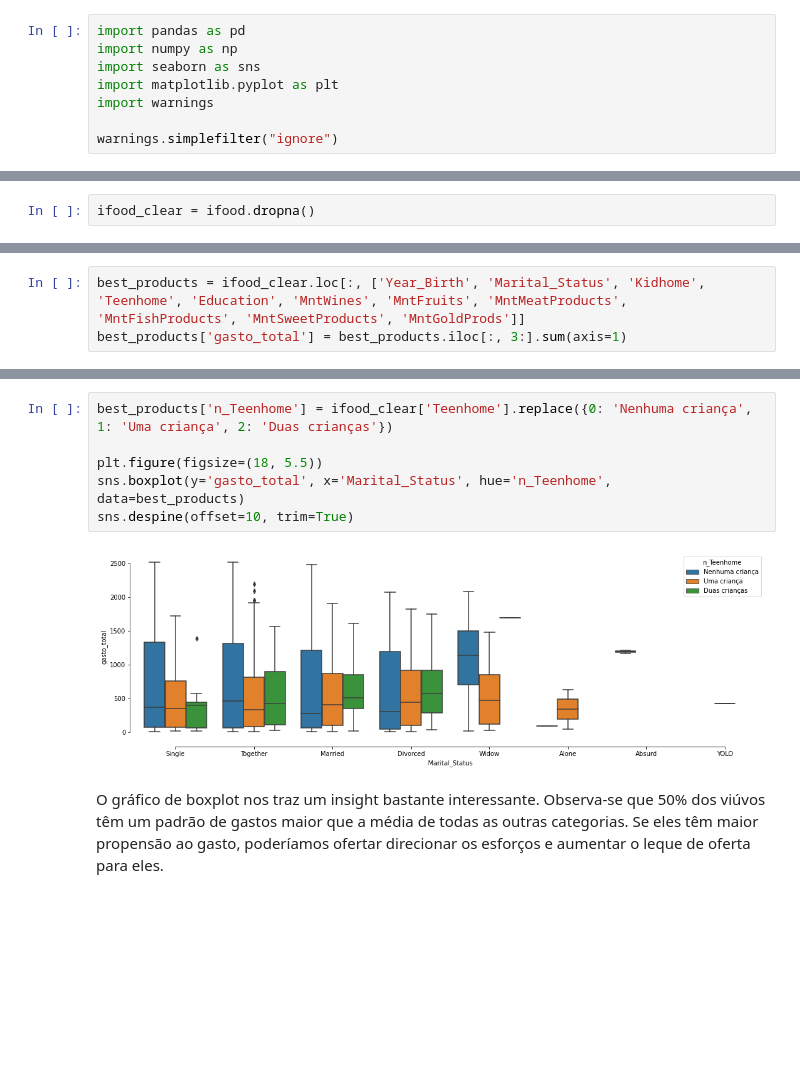
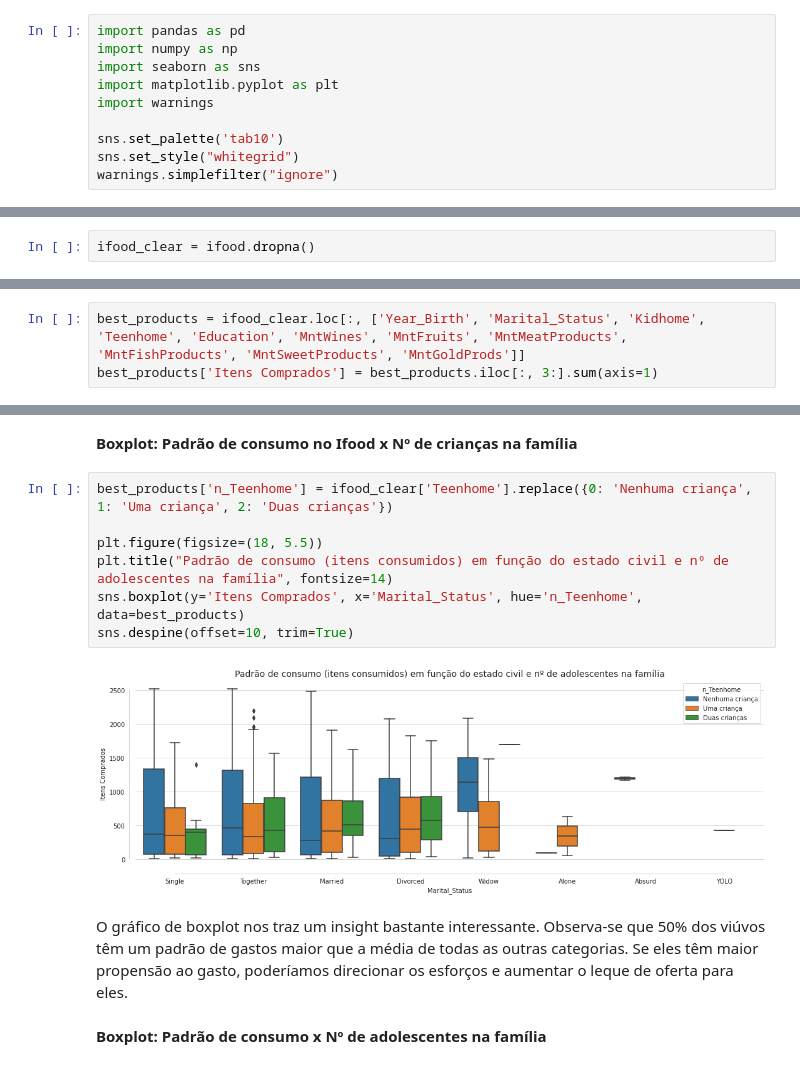
Before and after one commit to amarildo86/datascience, a Jupyter notebook: Ifood.ipynb, the cells around one changed output, grey strips where cells are left out. Drawn from its saved outputs; the diff is of its cells as text; blank space fills up the shorter version.

```diff
--- a/Ifood.ipynb
+++ b/Ifood.ipynb
@@ -7,4 +7,6 @@ import seaborn as sns
 import matplotlib.pyplot as plt
 import warnings
 
+sns.set_palette('tab10')
+sns.set_style("whitegrid")
 warnings.simplefilter("ignore")
@@ -58,3 +80,3 @@ sns.heatmap(ifood_clear.iloc[:, 9:20].corr(), annot=True)
 # %%
 best_products = ifood_clear.loc[:, ['Year_Birth', 'Marital_Status', 'Kidhome', 'Teenhome', 'Education', 'MntWines', 'MntFruits', 'MntMeatProducts', 'MntFishProducts', 'MntSweetProducts', 'MntGoldProds']]
-best_products['gasto_total'] = best_products.iloc[:, 3:].sum(axis=1)
+best_products['Itens Comprados'] = best_products.iloc[:, 3:].sum(axis=1)
@@ -79,13 +99,18 @@ sns.countplot(x='Marital_Status', data=best_products, order=best_products['Marit
+# %% [markdown]
+**Boxplot: Padrão de consumo no Ifood x Nº de crianças na família**
 # %%
 best_products['n_Teenhome'] = ifood_clear['Teenhome'].replace({0: 'Nenhuma criança', 1: 'Uma criança', 2: 'Duas crianças'})
 
 plt.figure(figsize=(18, 5.5))
-sns.boxplot(y='gasto_total', x='Marital_Status', hue='n_Teenhome', data=best_products)
+plt.title("Padrão de consumo (itens consumidos) em função do estado civil e nº de adolescentes na família", fontsize=14)
+sns.boxplot(y='Itens Comprados', x='Marital_Status', hue='n_Teenhome', data=best_products)
 sns.despine(offset=10, trim=True)
 # %% [output]
-[figure, old version]
+[figure, new version]
 # %% [markdown]
-O gráfico de boxplot nos traz um insight bastante interessante. Observa-se que 50% dos viúvos têm um padrão de gastos maior que a média de todas as outras categorias. Se eles têm maior propensão ao gasto, poderíamos ofertar direcionar os esforços e aumentar o leque de oferta para eles.
+O gráfico de boxplot nos traz um insight bastante interessante. Observa-se que 50% dos viúvos têm um padrão de gastos maior que a média de todas as outras categorias. Se eles têm maior propensão ao gasto, poderíamos direcionar os esforços e aumentar o leque de oferta para eles.
+# %% [markdown]
+**Boxplot: Padrão de consumo x Nº de adolescentes na família**
 # %%
 best_products['n_Kidhome'] = ifood_clear['Kidhome'].replace({0: 'Nenhuma adolescente', 1: 'Um adolescente', 2: 'Dois adolescentes'})
 
```
Also changed, not shown: parts of 42 cells of this notebook.
